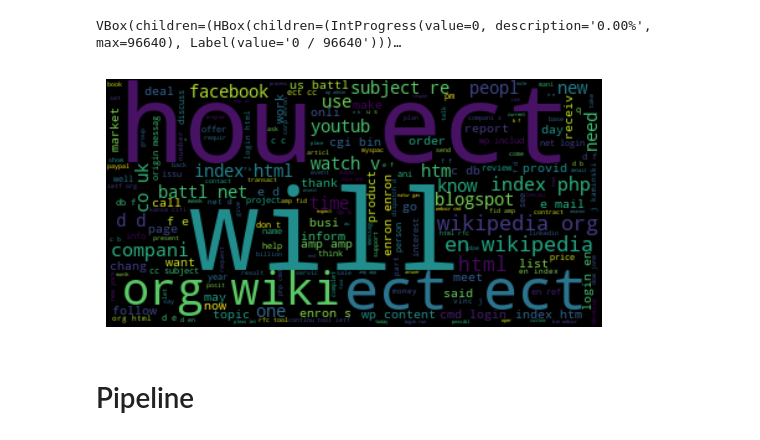
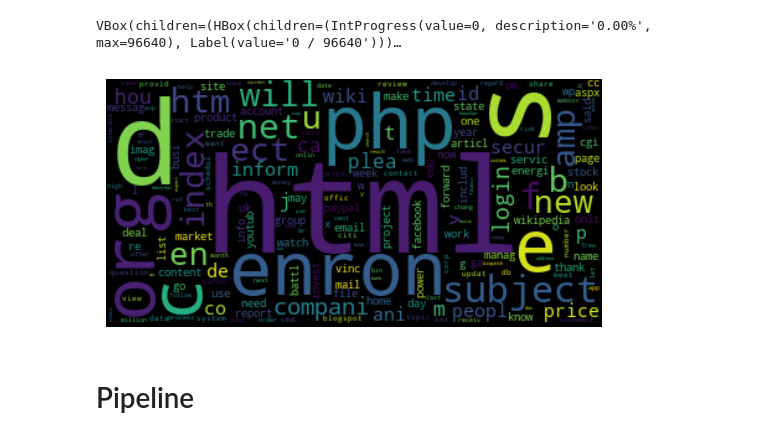
Before and after one commit to giacomovitangeli/phishing-detection, a Jupyter notebook: phishing_detection.ipynb, the cells around one changed output. Drawn from its saved outputs; the diff is of its cells as text; code cells hidden in the pictures.

Commit message:
fix wordcloud

```diff
--- a/phishing_detection.ipynb
+++ b/phishing_detection.ipynb
@@ -202,14 +202,14 @@ VBox(children=(HBox(children=(IntProgress(value=0, description='0.00%', max=9664
 # %%
 # Create the word cloud of words
 text = ' '.join(df['text_sent'].tolist())
-wordcloud = WordCloud().generate(text)
+wordcloud = WordCloud(collocations=False).generate(text)
 
 # Display the word cloud
 plt.imshow(wordcloud, interpolation='bilinear')
 plt.axis("off")
 plt.show()
 # %% [output]
-[figure, old version]
+[figure, new version]
 # %% [markdown]
 # Pipeline
 # %%
```
Also changed, not shown: parts of 24 cells of this notebook.
